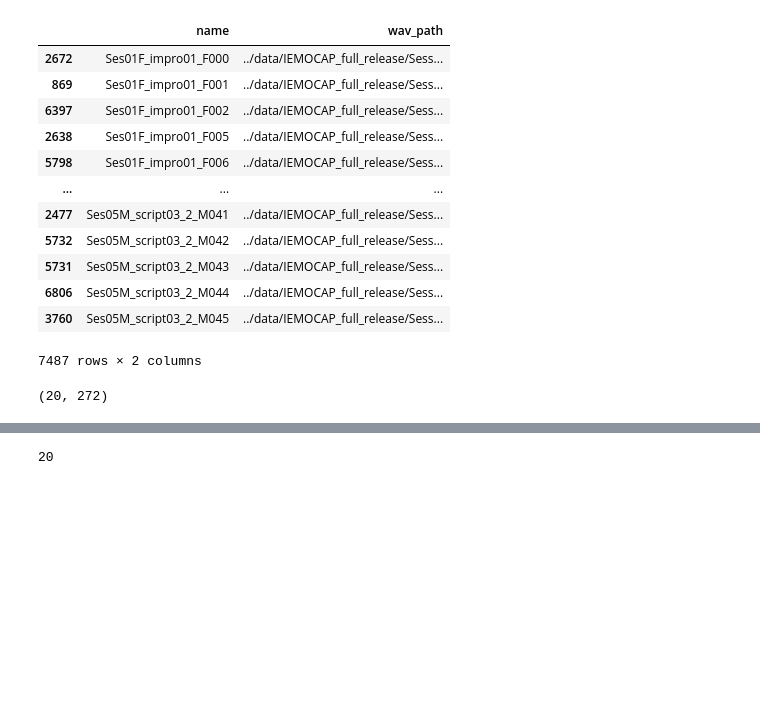
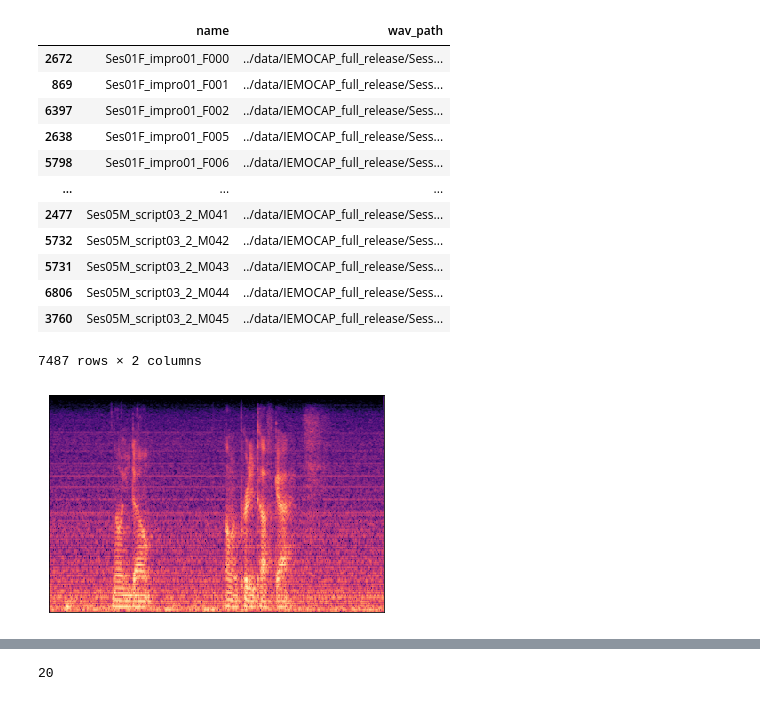
Before and after one commit to noparkee/Natural-Language-Process-Team-Project, a Jupyter notebook: preprocess/2_make_audio.ipynb, the cells around one changed output, grey strips where cells are left out. Cells and saved outputs as stored; diff of their text form; code cells hidden in the pictures; blank space fills up the shorter version.

```diff
--- a/preprocess/2_make_audio.ipynb
+++ b/preprocess/2_make_audio.ipynb
@@ -26,13 +26,27 @@ data
 7487 rows × 2 columns
 # %%
 ##try one data
-file_path = data['wav_path'][3]
+file_path = data['wav_path'][10]
 ##default 44100
 y, sr = librosa.load(file_path, sr=44100)
 y, sr
-librosa.feature.mfcc(y,).shape
+mfcc = librosa.feature.mfcc(y,)
-# %% [output]
-(20, 272)
+# %%
+import matplotlib.pyplot as plt
+import librosa.display
+
+fig, ax = plt.subplots()
+
+file_path = data['wav_path'][7486]
+y, sr = librosa.load(file_path, sr=44100)
+
+S = librosa.feature.melspectrogram(y=y, sr=sr, n_mels=256,
+                                    fmax=8000)
+S_dB = librosa.power_to_db(S, ref=np.max)
+
+img = librosa.display.specshow(S_dB, ax=ax)
+# %% [output]
+[figure, added]
 # %%
 ##run all
 data['wav_vec'] = data['wav_path'].apply(lambda x: librosa.load(x,sr=16800)[0])   # 3840
```
Also changed, not shown: parts of 1 cell of this notebook, 7 other files.
